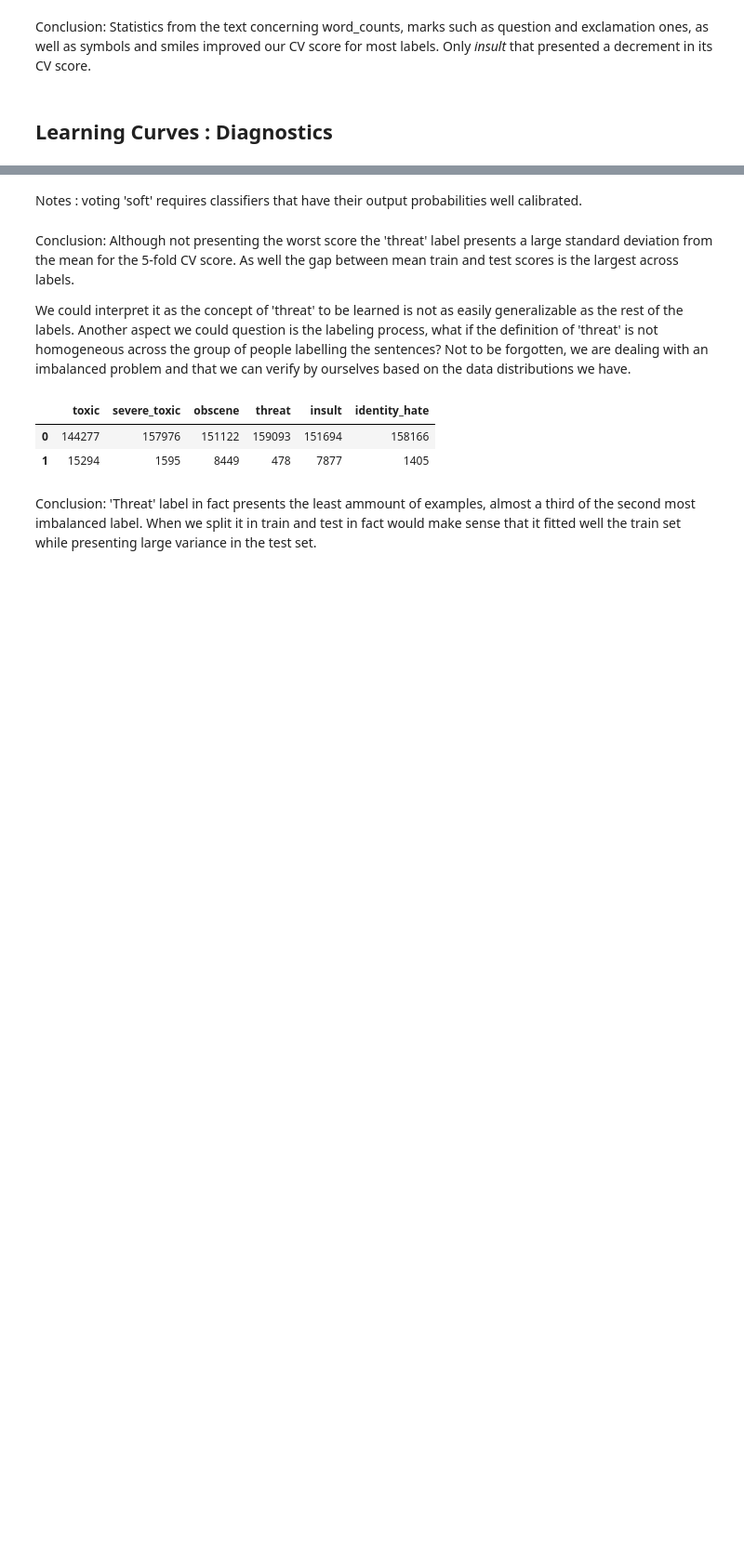
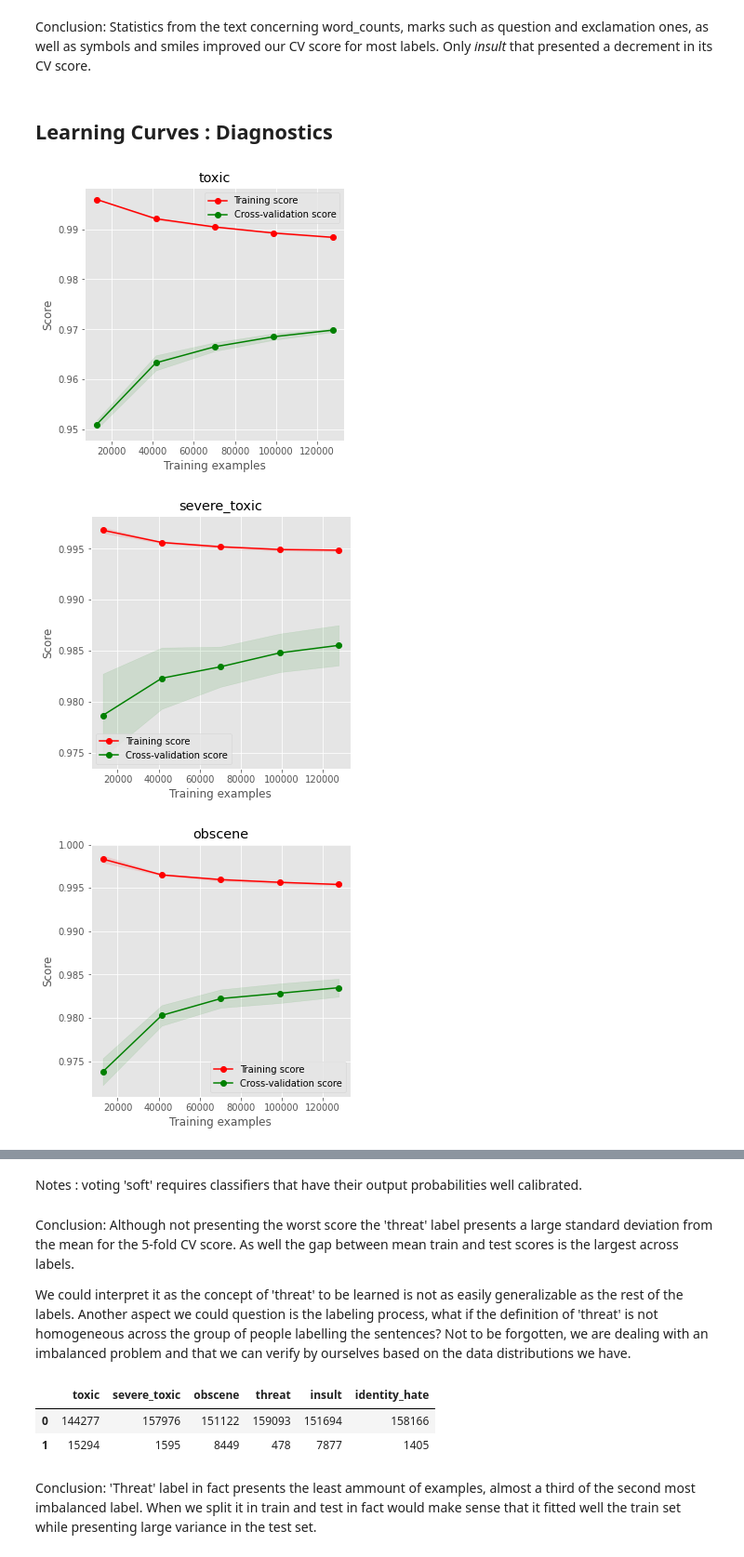
Before and after one commit to prbronze/Kaggle, a Jupyter notebook: toxic_comment_challenge/Notebooks/2.0_Modeling.ipynb, the cells around one changed output, grey strips where cells are left out. Shown at 93% size. Cells and saved outputs as stored; diff of their text form; code cells hidden in the pictures; blank space fills up the shorter version.

Commit message:
added learning curves for voting classifier LR/DT/NB

```diff
--- a/toxic_comment_challenge/Notebooks/2.0_Modeling.ipynb
+++ b/toxic_comment_challenge/Notebooks/2.0_Modeling.ipynb
@@ -305,0 +303,7 @@ clf.fit(x_train_vectorized[:10,:],y_train.iloc[:10,0])
+# %%
+clf1 = LogisticRegression(class_weight='balanced') #'balanced'
+plot_curve(clf1, x_train_features, y_train)
+# %% [output]
+[figure, added]
+[figure, added]
+[figure, added]
```
Also changed, not shown: parts of 7 cells of this notebook.
